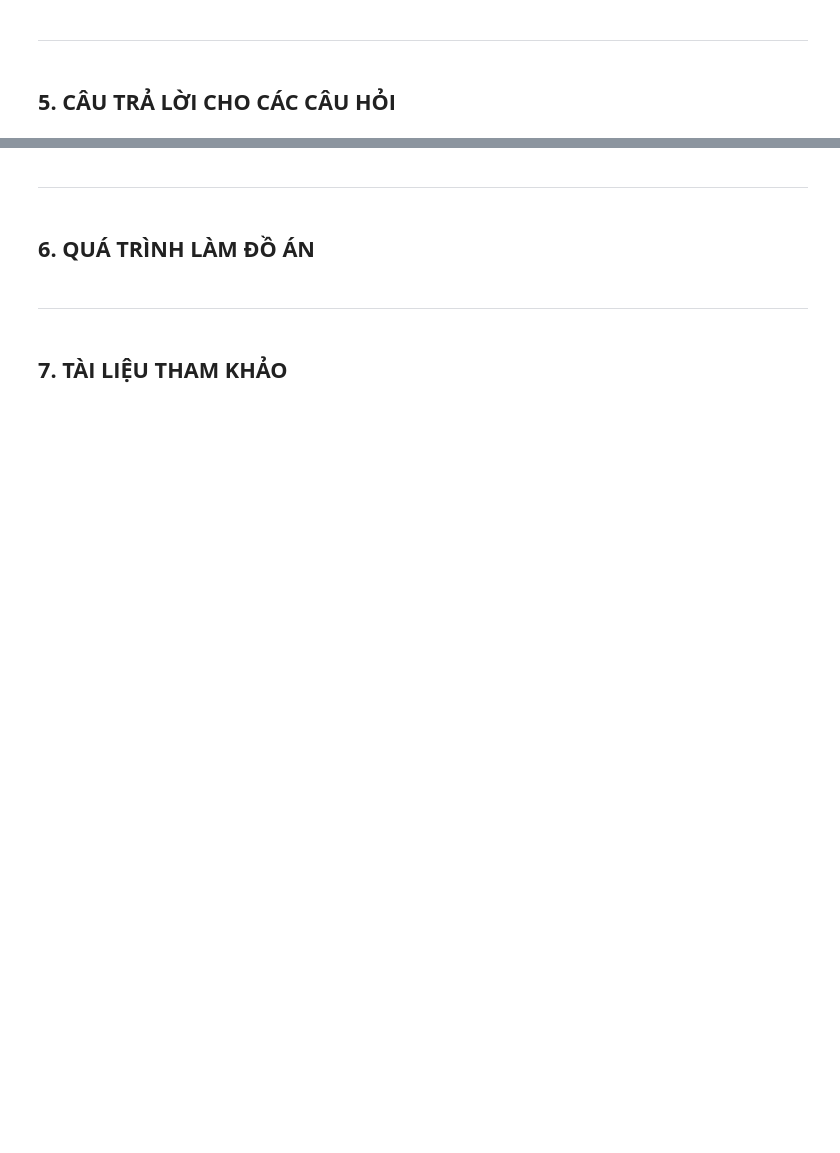
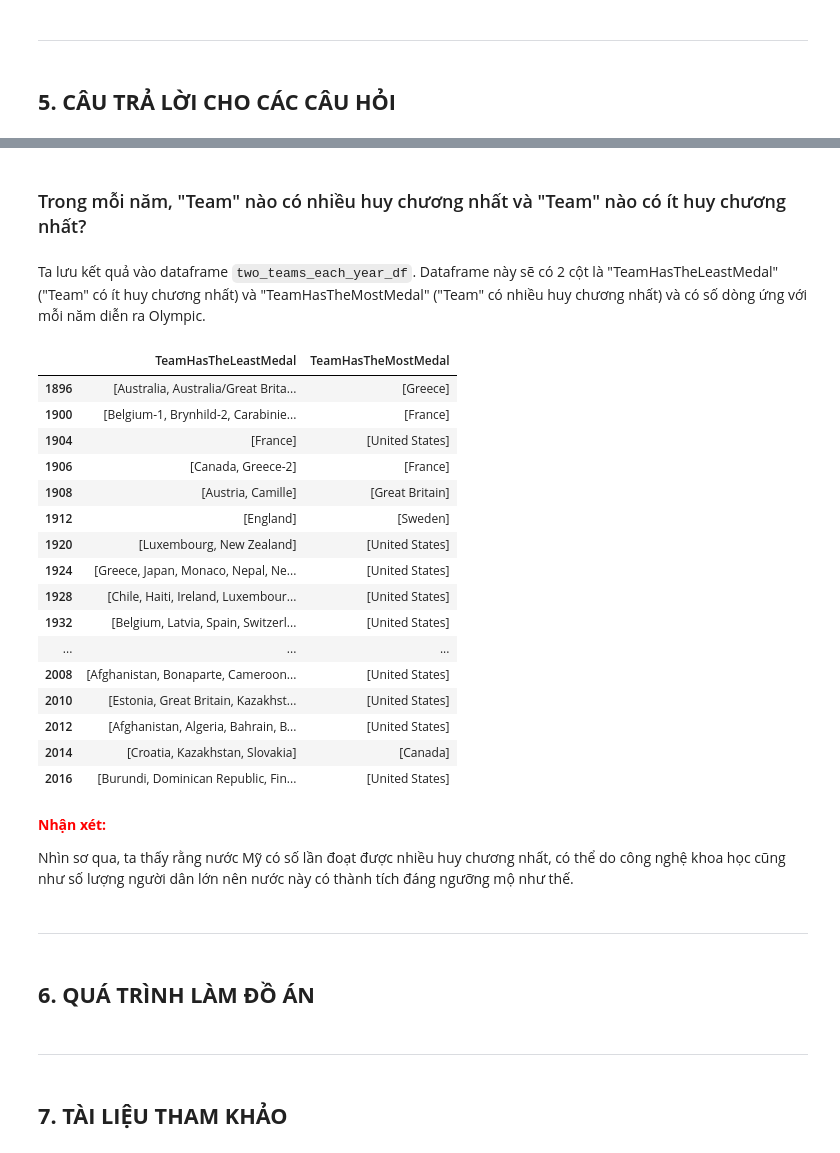
Before and after one commit to dtdung88/DSP-FinalProject, a Jupyter notebook: 1612908-DangTienDung.ipynb, the cells around one changed output, grey strips where cells are left out. Cells and saved outputs as stored; diff of their text form; code cells hidden in the pictures; blank space fills up the shorter version.

```diff
--- a/1612908-DangTienDung.ipynb
+++ b/1612908-DangTienDung.ipynb
@@ -218,3 +306,44 @@ Sau khi khám phá và hiểu hơn về dữ liệu, có một số câu hỏi c
+# %% [markdown]
+###  Trong mỗi năm, "Team" nào có nhiều huy chương nhất và "Team" nào có ít huy chương nhất?
+# %% [markdown]
+Ta lưu kết quả vào dataframe `two_teams_each_year_df`. Dataframe này sẽ có 2 cột là "TeamHasTheLeastMedal" ("Team" có ít huy chương nhất) và "TeamHasTheMostMedal" ("Team" có nhiều huy chương nhất) và có số dòng ứng với mỗi năm diễn ra Olympic.
+# %%
+list_years = sorted(athlete_df['Year'].unique()) # get list unique year and sort.
+numMedal_each_team_each_year = athlete_df.groupby(['Year', 'Team', 'Medal'])['Team'].count()
+
+list_team_minMedal_each_year = []
+list_team_maxMedal_each_year = []
+
+for year in list_years:
+    result = numMedal_each_team_each_year[year].groupby('Team').sum()
+
+    list_team_minMedal_each_year.append(list(result[result == result.min()].index))
+    list_team_maxMedal_each_year.append(list(result[result == result.max()].index))
+
+two_teams_each_year_df = pd.DataFrame({'TeamHasTheLeastMedal': list_team_minMedal_each_year, 'TeamHasTheMostMedal': list_team_maxMedal_each_year}, index=list_years)
+two_teams_each_year_df
+# %% [output]
+|  | TeamHasTheLeastMedal | TeamHasTheMostMedal |
+| 1896 | [Australia, Australia/Great Brita... | [Greece] |
+| 1900 | [Belgium-1, Brynhild-2, Carabinie... | [France] |
+| 1904 | [France] | [United States] |
+| 1906 | [Canada, Greece-2] | [France] |
+| 1908 | [Austria, Camille] | [Great Britain] |
+| 1912 | [England] | [Sweden] |
+| 1920 | [Luxembourg, New Zealand] | [United States] |
+| 1924 | [Greece, Japan, Monaco, Nepal, Ne... | [United States] |
+| 1928 | [Chile, Haiti, Ireland, Luxembour... | [United States] |
+| 1932 | [Belgium, Latvia, Spain, Switzerl... | [United States] |
+| ... | ... | ... |
+| 2008 | [Afghanistan, Bonaparte, Cameroon... | [United States] |
+| 2010 | [Estonia, Great Britain, Kazakhst... | [United States] |
+| 2012 | [Afghanistan, Algeria, Bahrain, B... | [United States] |
+| 2014 | [Croatia, Kazakhstan, Slovakia] | [Canada] |
+| 2016 | [Burundi, Dominican Republic, Fin... | [United States] |
+# %% [markdown]
+**<font color=red>Nhận xét:</font>**
+
+Nhìn sơ qua, ta thấy rằng nước Mỹ có số lần đoạt được nhiều huy chương nhất, có thể do công nghệ khoa học cũng như số lượng người dân lớn nên nước này có thành tích đáng ngưỡng mộ như thế.
 # %% [markdown]
 ---
 # %% [markdown]
```
Also changed, not shown: parts of 15 cells of this notebook.
